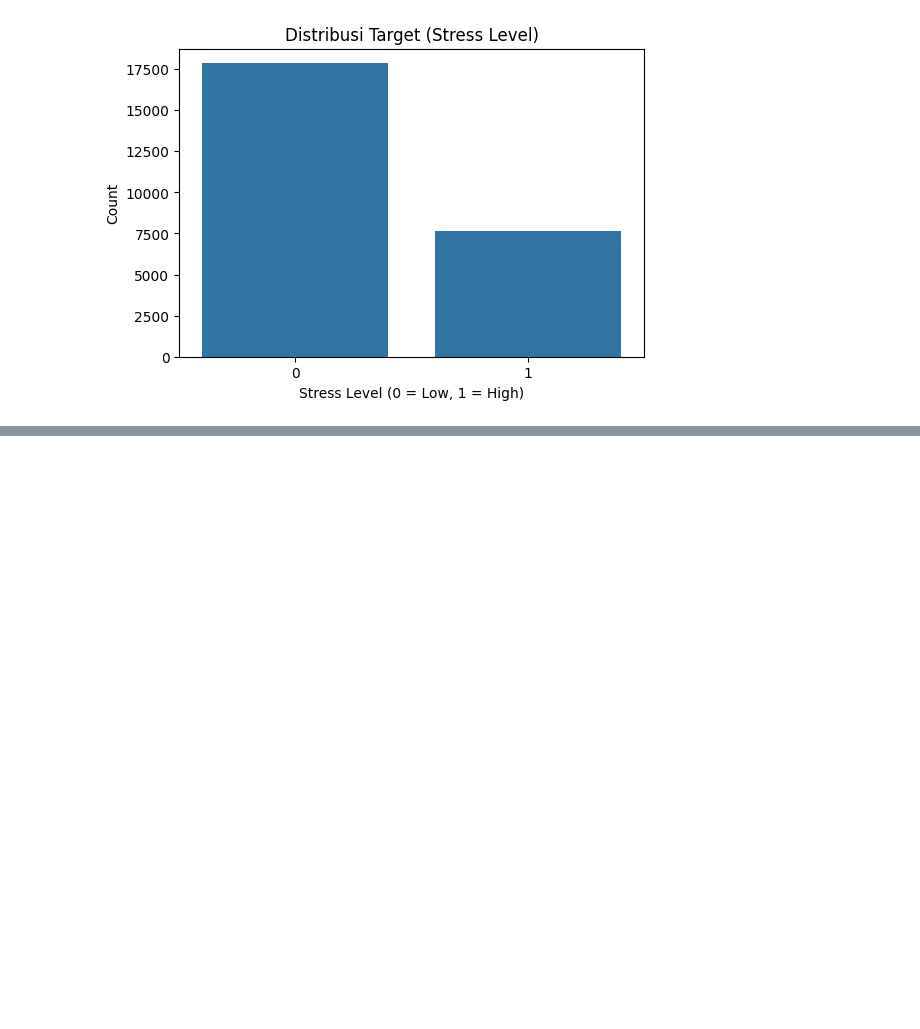
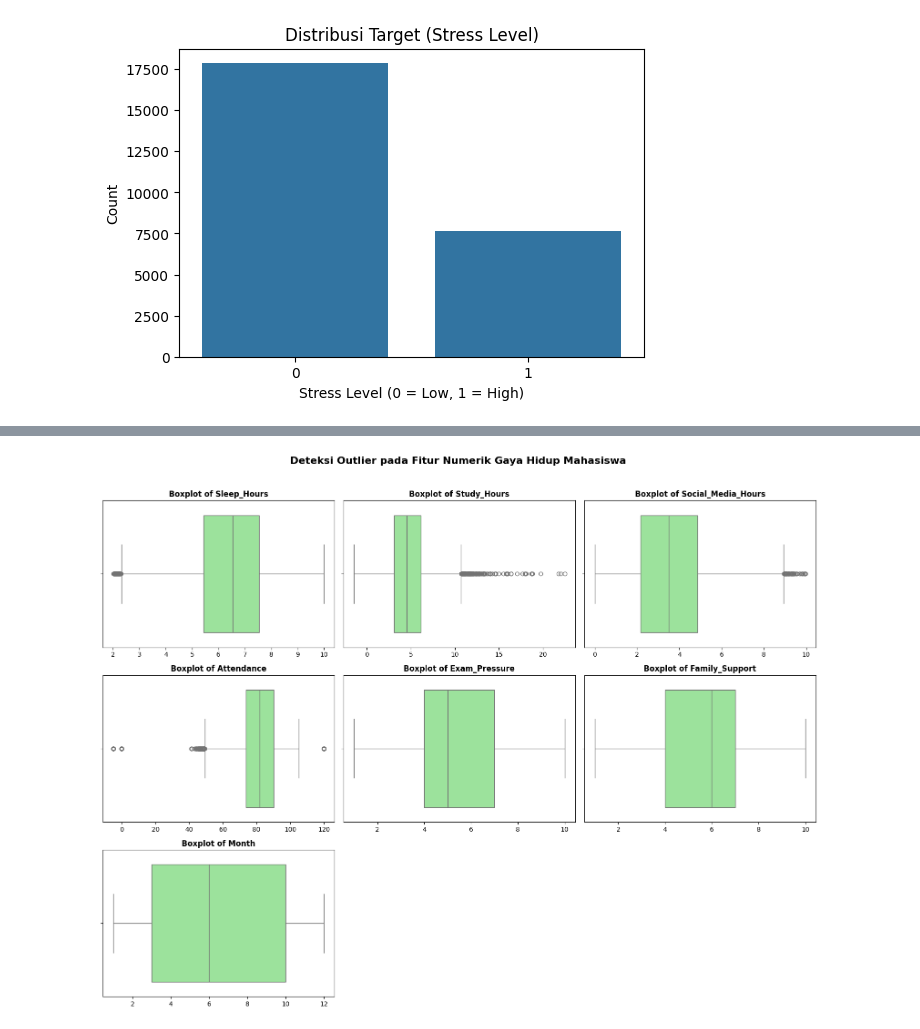
Before and after one commit to rifdan316-byte/Eksperimen_SML_Rifdan, a Jupyter notebook: prepocessing/Eksperimen_Rifdan.ipynb, the cells around one changed output, grey strips where cells are left out. Drawn from its saved outputs; the diff is of its cells as text; code cells hidden in the pictures; blank space fills up the shorter version.

```diff
--- a/prepocessing/Eksperimen_Rifdan.ipynb
+++ b/prepocessing/Eksperimen_Rifdan.ipynb
@@ -137,0 +184,42 @@ plt.show()
+# %%
+import matplotlib.pyplot as plt
+import pandas as pd
+import seaborn as sns
+
+# 1. OTOMATIS: Mengambil semua kolom bertipe angka (int/float) kecuali target 'Stress_Level'
+# Ini mencegah KeyError akibat salah penulisan huruf besar/kecil
+numerical_cols = df.select_dtypes(include=["int64", "float64"]).columns.tolist()
+
+if "Stress_Level" in numerical_cols:
+    numerical_cols.remove("Stress_Level")
+
+# 2. Atur ukuran grid secara dinamis berdasarkan jumlah kolom numerik yang ditemukan
+num_features = len(numerical_cols)
+# Membuat grid dengan 3 kolom, baris menyesuaikan
+num_rows = (num_features + 2) // 3
+
+fig, axes = plt.subplots(num_rows, 3, figsize=(16, 4 * num_rows))
+axes = axes.flatten()
+
+# 3. Loop untuk menggambar boxplot
+for i, col in enumerate(numerical_cols):
+    clean_data = pd.to_numeric(df[col], errors="coerce")
+
+    sns.boxplot(x=clean_data, ax=axes[i], color="lightgreen")
+    axes[i].set_title(f"Boxplot of {col}", fontsize=12, fontweight="bold")
+    axes[i].set_xlabel("")
+
+# 4. Hapus sisa subplot yang kosong di bagian akhir grid
+for j in range(num_features, len(axes)):
+    fig.delaxes(axes[j])
+
+plt.suptitle(
+    "Deteksi Outlier pada Fitur Numerik Gaya Hidup Mahasiswa",
+    fontsize=16,
+    fontweight="bold",
+    y=1.02,
+)
+plt.tight_layout()
+plt.show()
+# %% [output]
+[figure, added]
```
Also changed, not shown: parts of 13 cells of this notebook, 4 other files.
